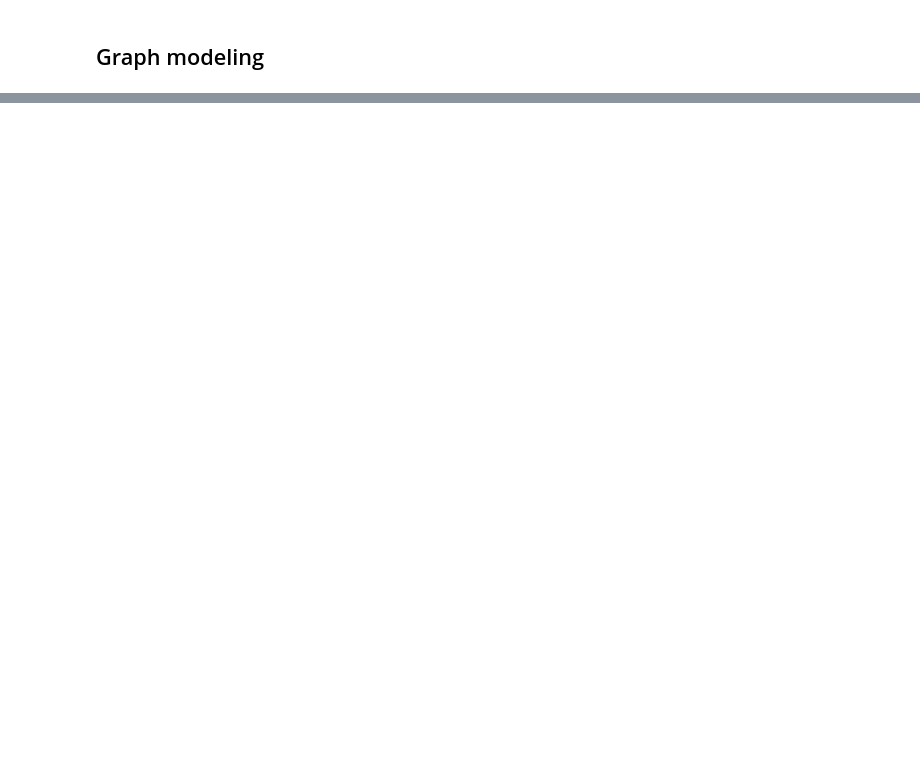
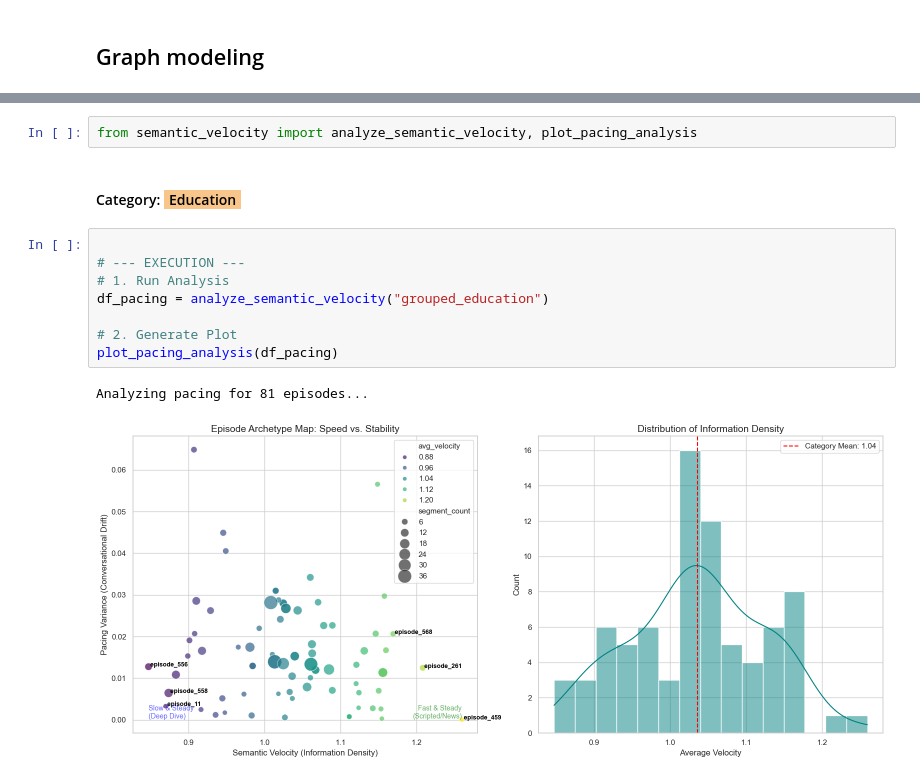
Before and after one commit to au-nlp/project-milestone-p2-group-10, a Jupyter notebook: main.ipynb, the cells around one changed output, grey strips where cells are left out. Cells and saved outputs as stored; diff of their text form; blank space fills up the shorter version.

```diff
--- a/main.ipynb
+++ b/main.ipynb
@@ -1538,0 +1276,15 @@ dataset_sample.iloc[398]["podDescription"]
+# %%
+from semantic_velocity import analyze_semantic_velocity, plot_pacing_analysis
+# %% [markdown]
+#### Category: <span style="background-color: #f8c58bff; color: black; padding: 0 5px;">Education</span>
+# %%
+
+# --- EXECUTION ---
+# 1. Run Analysis
+df_pacing = analyze_semantic_velocity("grouped_education")
+
+# 2. Generate Plot
+plot_pacing_analysis(df_pacing)
+# %% [output]
+Analyzing pacing for 81 episodes...
+[figure, added]
```
Also changed, not shown: parts of 84 cells of this notebook, 21 other files.
